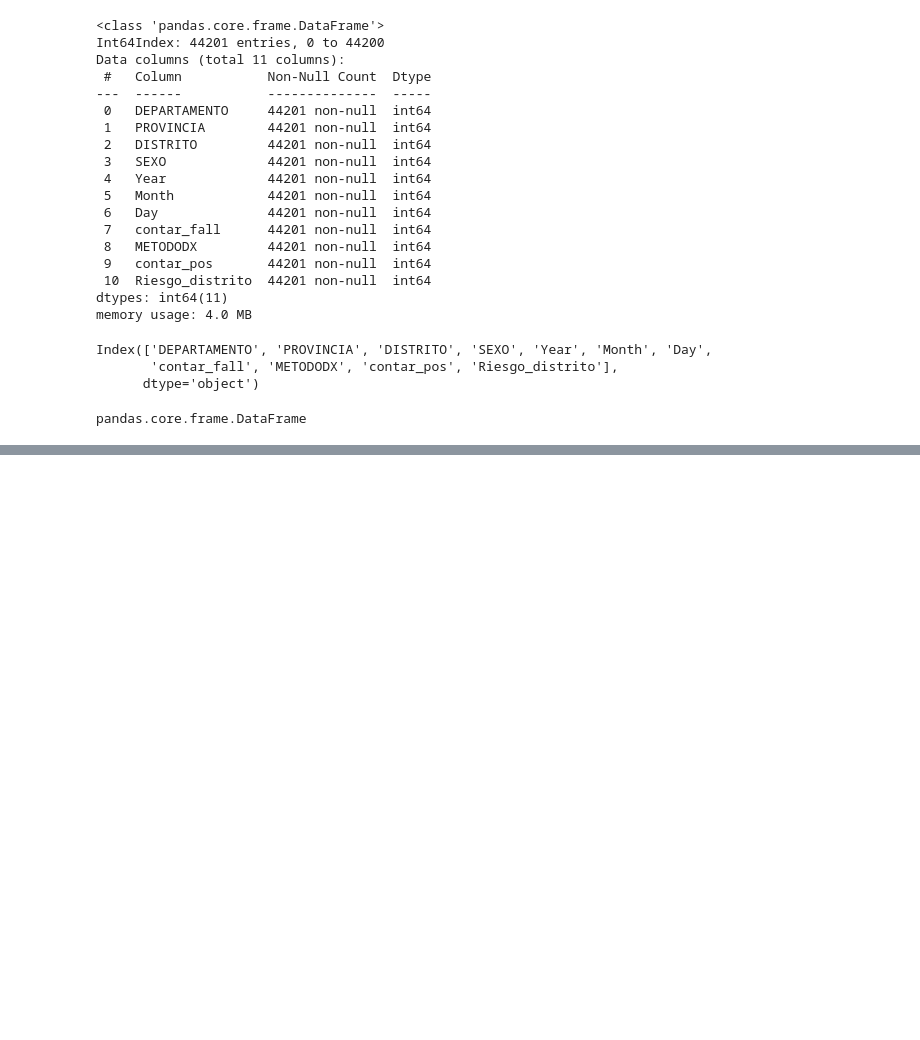
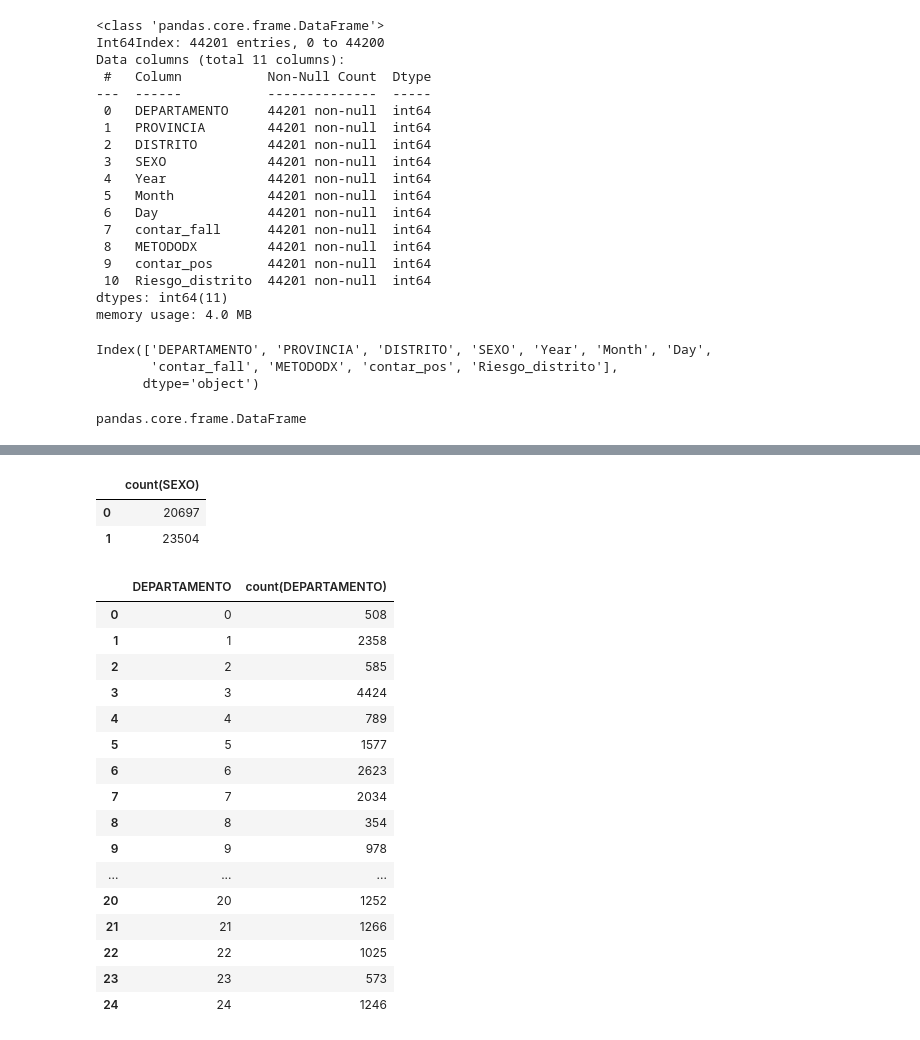
Before and after one commit to KevinRamosRivas/BI-UNMSM, a Jupyter notebook: Eq.B_Paso2_Report_COVID.ipynb, the cells around one changed output, grey strips where cells are left out. Drawn from its saved outputs; the diff is of its cells as text; code cells hidden in the pictures; blank space fills up the shorter version.

```diff
--- a/Eq.B_Paso2_Report_COVID.ipynb
+++ b/Eq.B_Paso2_Report_COVID.ipynb
@@ -542,0 +601,32 @@ sns.countplot(x='contar_fall',data=data,hue='SEXO')
+# %%
+pysqldf = lambda q: sqldf(q, globals())
+query = 'SELECT count(SEXO) FROM datav2 group by SEXO'
+df = pysqldf(query)
+df.head(18)
+# %% [output]
+|  | count(SEXO) |
+| 0 | 20697 |
+| 1 | 23504 |
+# %%
+pysqldf = lambda q: sqldf(q, globals())
+query = 'SELECT DEPARTAMENTO,count(DEPARTAMENTO) FROM datav2 group by DEPARTAMENTO'
+df = pysqldf(query)
+df
+# %% [output]
+|  | DEPARTAMENTO | count(DEPARTAMENTO) |
+| 0 | 0 | 508 |
+| 1 | 1 | 2358 |
+| 2 | 2 | 585 |
+| 3 | 3 | 4424 |
+| 4 | 4 | 789 |
+| 5 | 5 | 1577 |
+| 6 | 6 | 2623 |
+| 7 | 7 | 2034 |
+| 8 | 8 | 354 |
+| 9 | 9 | 978 |
+| ... | ... | ... |
+| 20 | 20 | 1252 |
+| 21 | 21 | 1266 |
+| 22 | 22 | 1025 |
+| 23 | 23 | 573 |
+| 24 | 24 | 1246 |
```
Also changed, not shown: parts of 13 cells of this notebook, 3 other files.
